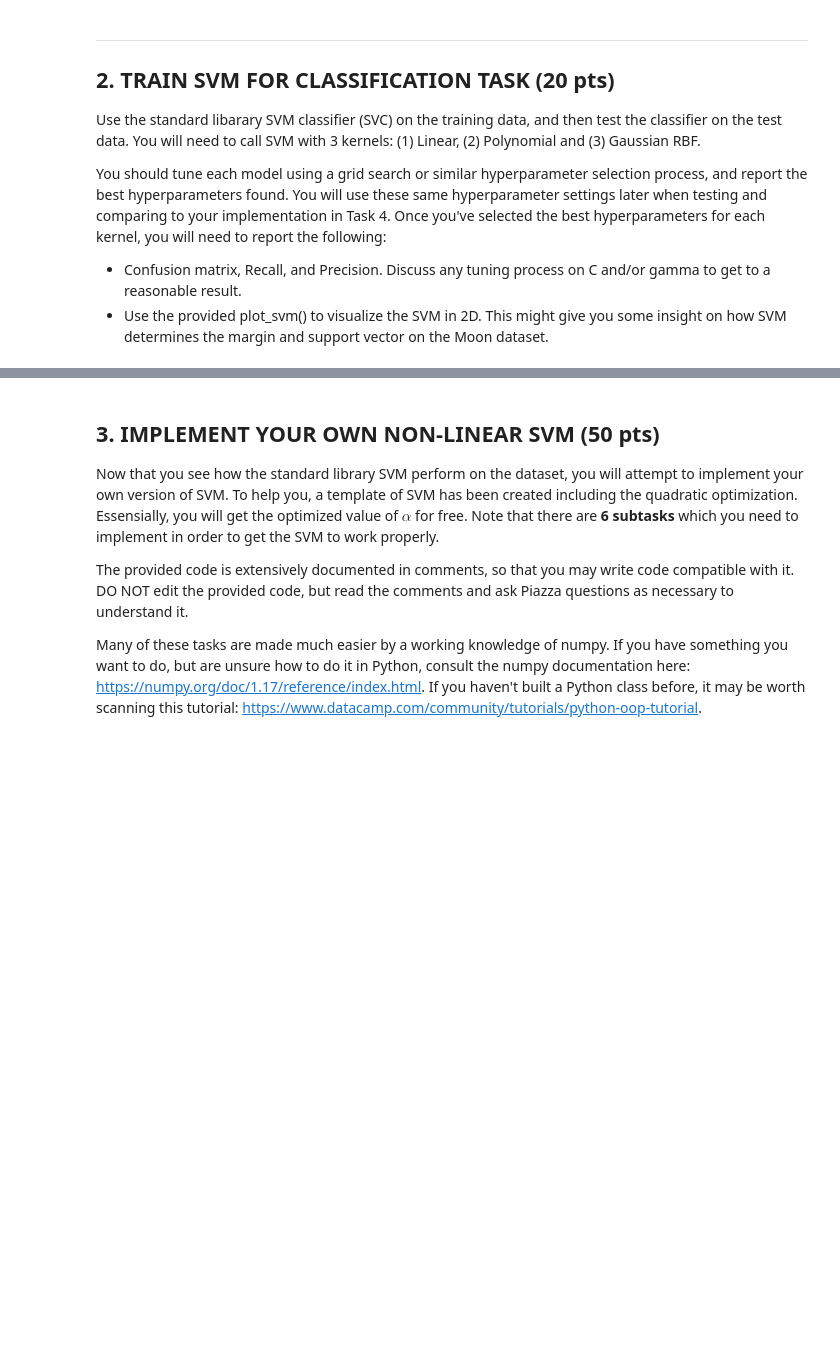
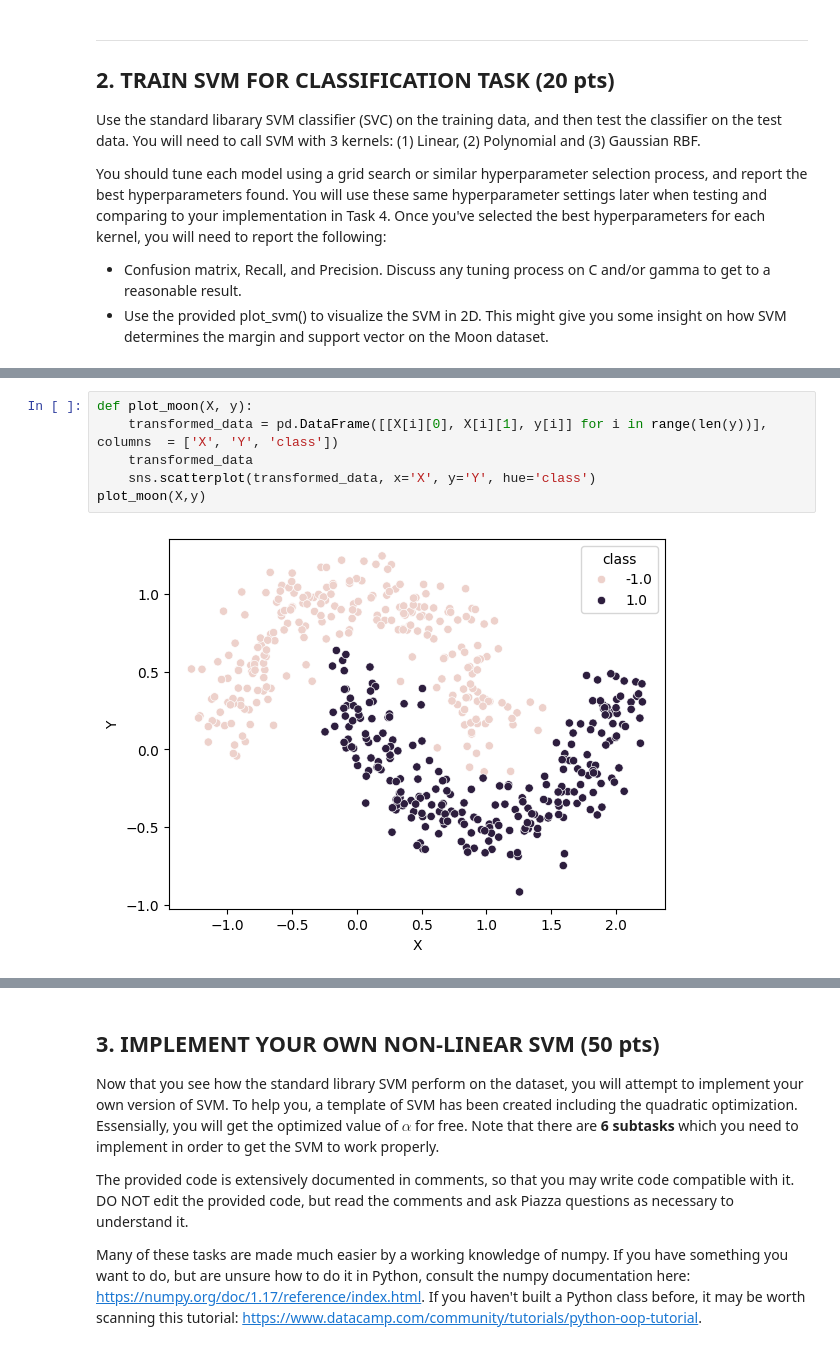
Before and after one commit to cwang12197/cs_4774_ml, a Jupyter notebook: Assignment_3_SVM_for_Non_linear_Classification.ipynb, the cells around one changed output, grey strips where cells are left out. Drawn from its saved outputs; the diff is of its cells as text; blank space fills up the shorter version.

```diff
--- a/Assignment_3_SVM_for_Non_linear_Classification.ipynb
+++ b/Assignment_3_SVM_for_Non_linear_Classification.ipynb
@@ -81,0 +84,8 @@ from sklearn.svm import SVC
+# %%
+def plot_moon(X, y):
+    transformed_data = pd.DataFrame([[X[i][0], X[i][1], y[i]] for i in range(len(y))], columns  = ['X', 'Y', 'class'])
+    transformed_data
+    sns.scatterplot(transformed_data, x='X', y='Y', hue='class')
+plot_moon(X,y)
+# %% [output]
+[figure, added]
```
Also changed, not shown: parts of 15 cells of this notebook, 2 other files.
